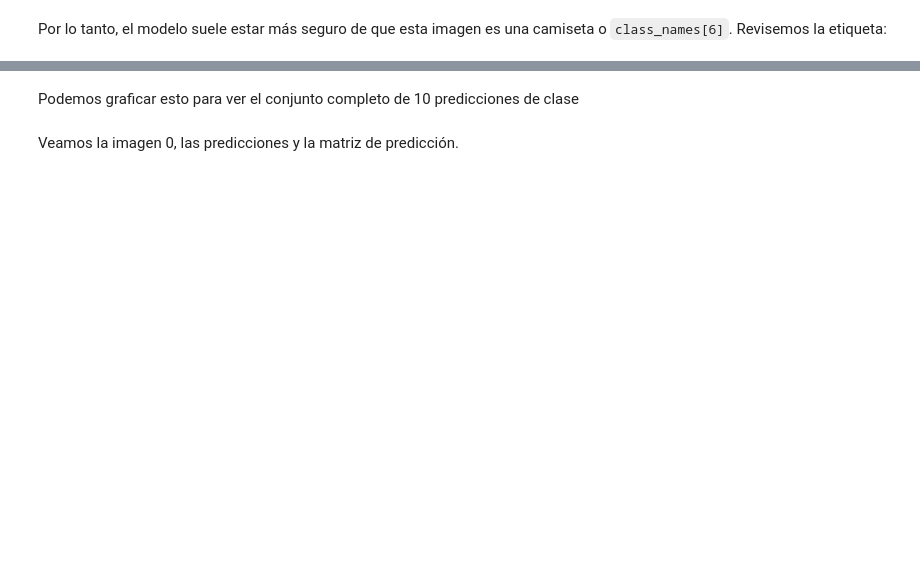
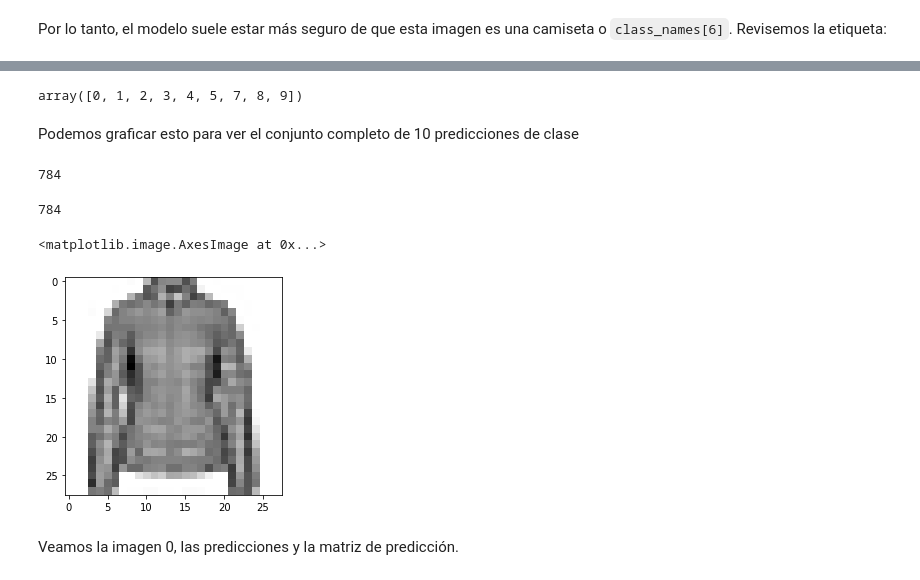
Before and after one commit to CharlyPierce/CNN, a Jupyter notebook: Copy_of_l04c01_image_classification_with_cnns.ipynb, the cells around one changed output, grey strips where cells are left out. Saved outputs shown, nothing was run; the diff lists cells and outputs as text; code cells hidden in the pictures; blank space fills up the shorter version.

```diff
--- a/Copy_of_l04c01_image_classification_with_cnns.ipynb
+++ b/Copy_of_l04c01_image_classification_with_cnns.ipynb
@@ -308,3 +388,7 @@ test_labels[0]
+# %%
+np.unique(test_labels)
+# %% [output]
+array([0, 1, 2, 3, 4, 5, 7, 8, 9])
 # %% [markdown]
 Podemos graficar esto para ver el conjunto completo de 10 predicciones de clase
 # %%
@@ -338,6 +422,20 @@ def plot_value_array(i, predictions_array, true_label):
 
   thisplot[predicted_label].set_color('red')
   thisplot[true_label].set_color('blue')
+# %%
+test_images[0].size
+# %% [output]
+784
+# %%
+test_images[...,0][0].size
+# %% [output]
+784
+# %%
+# test_images
+plt.imshow(test_images[...,0][0], cmap=plt.cm.binary)
+# %% [output]
+<matplotlib.image.AxesImage at 0x...>
+[figure, added]
 # %% [markdown]
 Veamos la imagen 0, las predicciones y la matriz de predicción.
 # %%
```
Also changed, not shown: parts of 19 cells of this notebook.
